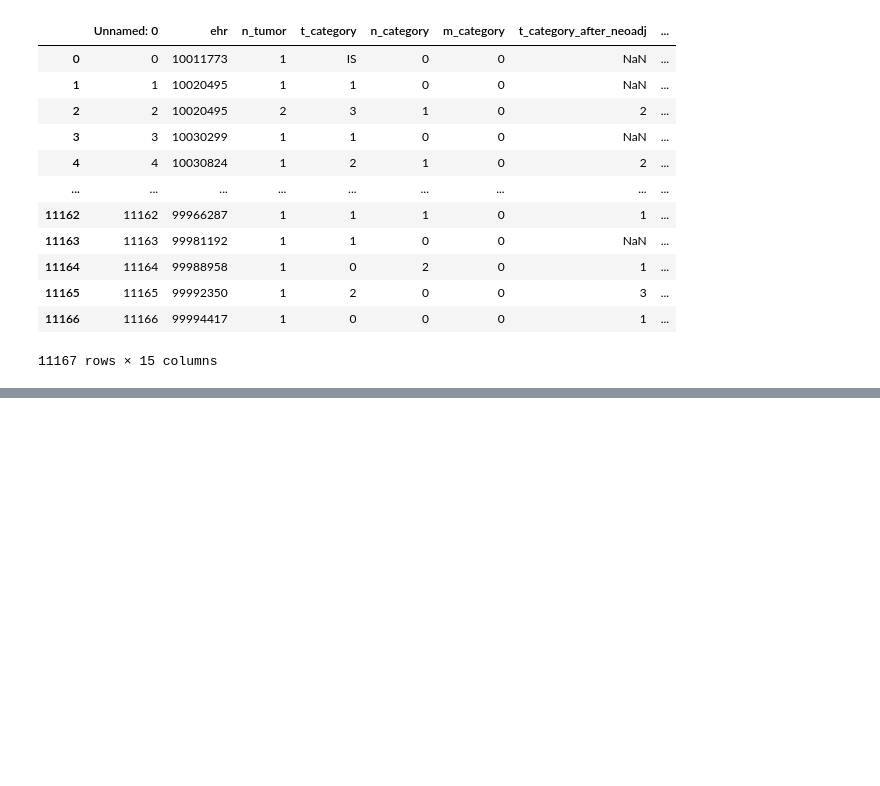
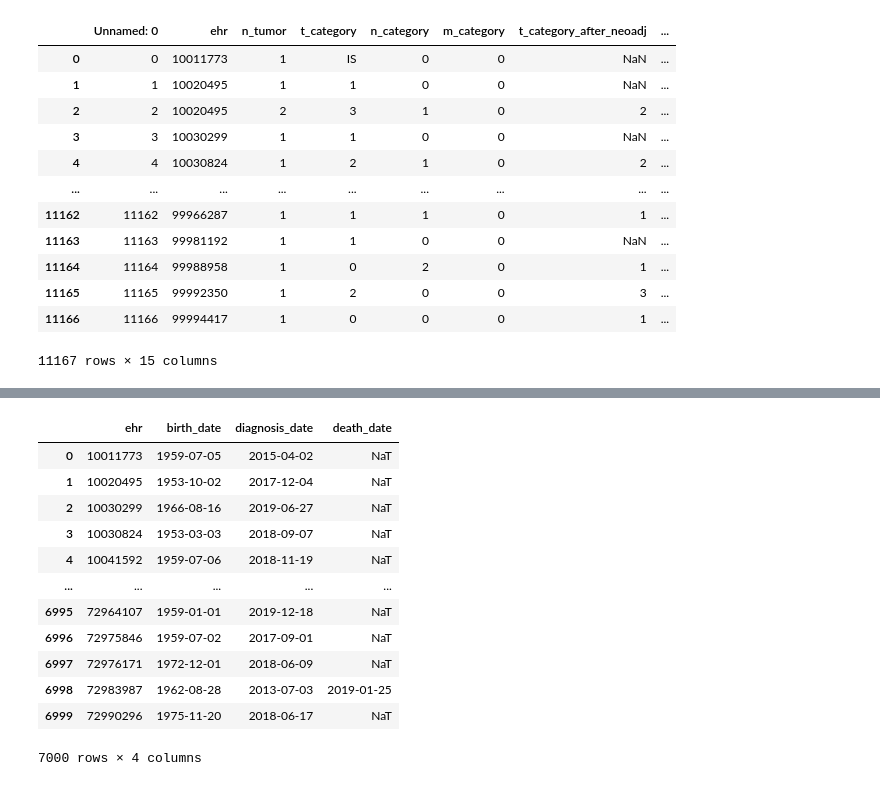
Before and after one commit to MrGG14/cancer_mama, a Jupyter notebook: code/preprocessing.ipynb, the cells around one changed output, grey strips where cells are left out. Drawn from its saved outputs; the diff is of its cells as text; code cells hidden in the pictures; blank space fills up the shorter version.

```diff
--- a/code/preprocessing.ipynb
+++ b/code/preprocessing.ipynb
@@ -115,0 +206,6 @@ tumor
+# %%
+pacientes_comunes_batch1['birth_date'] = pd.to_datetime(pacientes_comunes_batch1['birth_date'])
+pacientes_comunes_batch1['diagnosis_date'] = pd.to_datetime(pacientes_comunes_batch1['diagnosis_date'])
+pacientes_comunes_batch1['death_date'] = pd.to_datetime(pacientes_comunes_batch1['death_date'])
+# %%
+pacientes_comunes_batch1.reset_index(drop=True, inplace=True)
@@ -115,0 +250,25 @@ tumor
+# %%
+patients_batch2['birth_date'] = pd.to_datetime(patients_batch2['birth_date'], format='%d/%m/%Y')
+patients_batch2['diagnosis_date'] = pd.to_datetime(patients_batch2['diagnosis_date'], format='%d/%m/%Y')
+patients_batch2['birth_date'] = pd.to_datetime(patients_batch2['birth_date'], format='%d/%m/%Y')
+
+patients_batch1['birth_date'] = pd.to_datetime(patients_batch1['birth_date'])
+patients_batch1['diagnosis_date'] = pd.to_datetime(patients_batch1['diagnosis_date'])
+patients_batch1['death_date'] = pd.to_datetime(patients_batch1['death_date'])
+# %%
+patients_batch1_sin_comunes = patients_batch1[~patients_batch1["ehr"].isin(pacientes_comunes_batch1["ehr"])]
+patients_batch1_sin_comunes
+# %% [output]
+|  | ehr | birth_date | diagnosis_date | death_date |
+| 0 | 10011773 | 1959-07-05 | 2015-04-02 | NaT |
+| 1 | 10020495 | 1953-10-02 | 2017-12-04 | NaT |
+| 2 | 10030299 | 1966-08-16 | 2019-06-27 | NaT |
+| 3 | 10030824 | 1953-03-03 | 2018-09-07 | NaT |
+| 4 | 10041592 | 1959-07-06 | 2018-11-19 | NaT |
+| ... | ... | ... | ... | ... |
+| 6995 | 72964107 | 1959-01-01 | 2019-12-18 | NaT |
+| 6996 | 72975846 | 1959-07-02 | 2017-09-01 | NaT |
+| 6997 | 72976171 | 1972-12-01 | 2018-06-09 | NaT |
+| 6998 | 72983987 | 1962-08-28 | 2013-07-03 | 2019-01-25 |
+| 6999 | 72990296 | 1975-11-20 | 2018-06-17 | NaT |
+7000 rows × 4 columns
```
Also changed, not shown: parts of 24 cells of this notebook.
